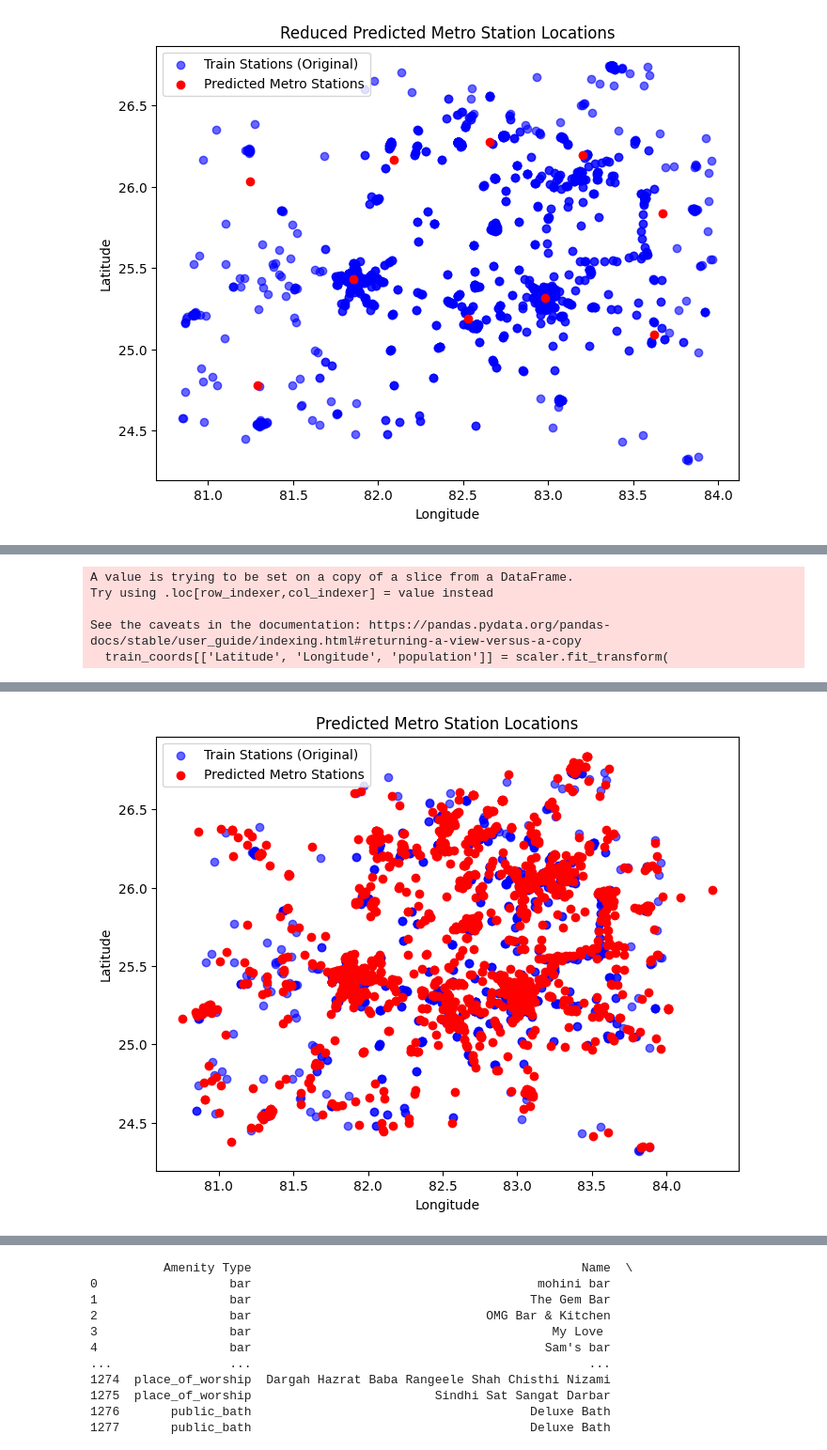
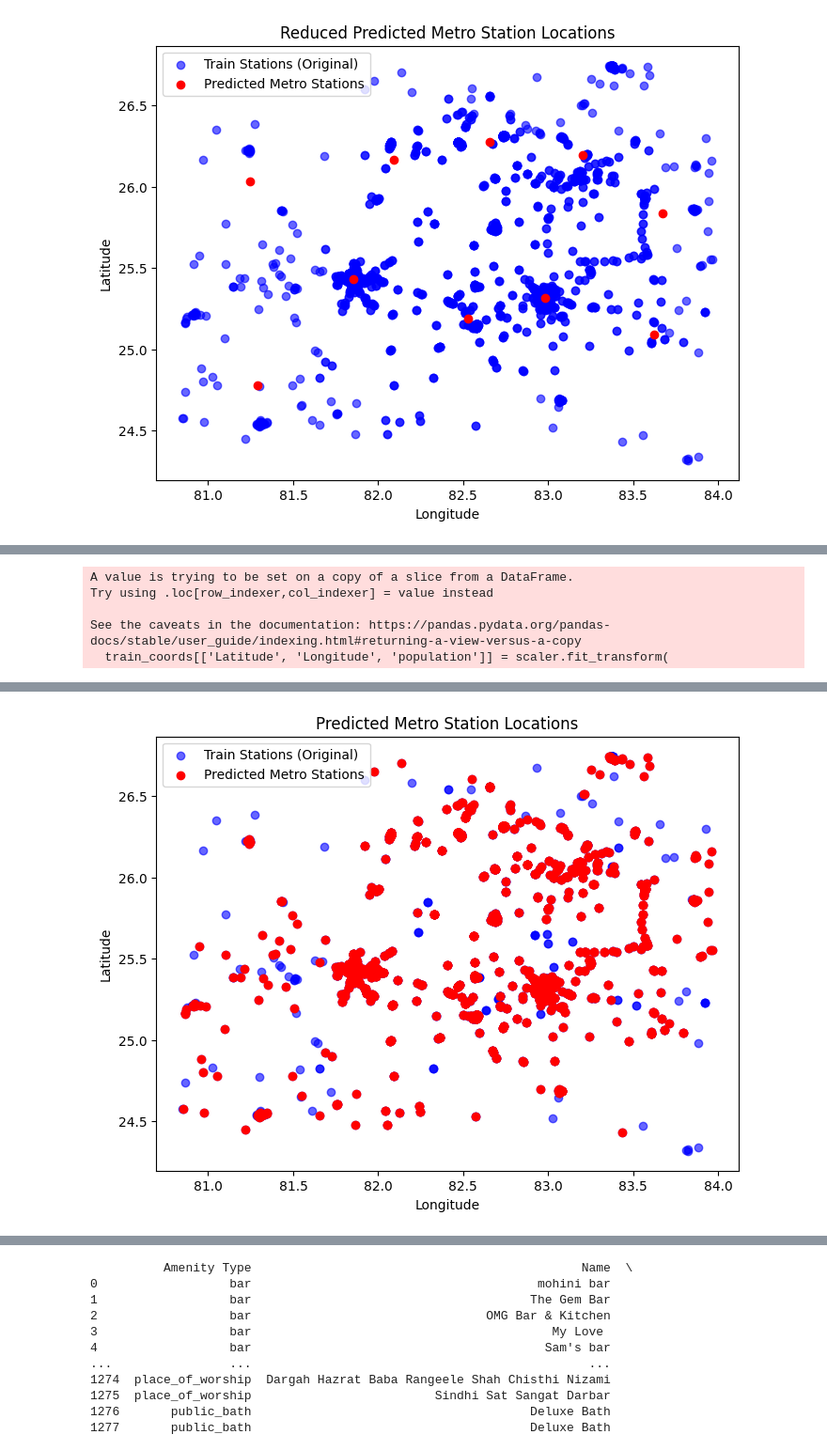
Before and after one commit to chetaniitbhilai/ML_Project, a Jupyter notebook: models/model_test/GNN_MayankPatel.ipynb, the cells around one changed output, grey strips where cells are left out. Shown at 94% size. Drawn from its saved outputs; the diff is of its cells as text; code cells hidden in the pictures.

```diff
--- a/models/model_test/GNN_MayankPatel.ipynb
+++ b/models/model_test/GNN_MayankPatel.ipynb
@@ -482,13 +818,12 @@ for idx, row in train_coords.iterrows():
     G.add_node(idx, latitude=row['Latitude'], longitude=row['Longitude'], population=row['population'])
 
 # Use Nearest Neighbors to add edges based on geographic proximity
-nbrs = NearestNeighbors(n_neighbors=2, algorithm='ball_tree').fit(train_coords[['Latitude', 'Longitude']])
+nbrs = NearestNeighbors(n_neighbors=5, algorithm='ball_tree').fit(train_coords[['Latitude', 'Longitude']])
 distances, indices = nbrs.kneighbors(train_coords[['Latitude', 'Longitude']])
 for i, neighbors in enumerate(indices):
     for j in range(1, len(neighbors)):
         # Compute the absolute difference in population
-        population_diff = abs(train_coords['population'].iloc[i] + train_coords['population'].iloc[neighbors[j]])
-
+        population_diff = abs(train_coords['population'].iloc[i] - train_coords['population'].iloc[neighbors[j]])
         # Add the edge with the population difference as weight
         G.add_edge(i, neighbors[j], weight=population_diff)
 
@@ -511,15 +846,17 @@ edge_weight = torch.tensor(edge_weight, dtype=torch.float)
 # Create the PyTorch Geometric data object
 data = Data(x=x, edge_index=edge_index, edge_weight=edge_weight)
 
-# Define the GCN model for regression (output latitude and longitude)
+# Define the GCN model with 5 layers and an improved architecture
 class GCN(nn.Module):
     def __init__(self):
         super(GCN, self).__init__()
-        self.conv1 = GCNConv(3, 16)
-        self.conv2 = GCNConv(16, 32)
-        self.conv3 = GCNConv(32, 64)
-        self.conv4 = GCNConv(64, 32)
-        self.conv5 = GCNConv(32, 2)  # Output 2 values for latitude and longitude
+        self.conv1 = GCNConv(3, 64)
+        self.conv2 = GCNConv(64, 128)
+        self.conv3 = GCNConv(128, 128)
+        self.conv4 = GCNConv(128, 64)
+        self.conv5 = GCNConv(64, 32)
+        self.fc1 = nn.Linear(32, 16)
+        self.fc2 = nn.Linear(16, 1)  # Single output for binary classification
 
     def forward(self, data):
         x, edge_index, edge_weight = data.x, data.edge_index, data.edge_weight
@@ -527,45 +864,57 @@ class GCN(nn.Module):
         x = torch.relu(self.conv2(x, edge_index, edge_weight=edge_weight))
         x = torch.relu(self.conv3(x, edge_index, edge_weight=edge_weight))
         x = torch.relu(self.conv4(x, edge_index, edge_weight=edge_weight))
-        x = self.conv5(x, edge_index, edge_weight=edge_weight)  # Output latitude and longitude
-        return x
+        x = torch.relu(self.conv5(x, edge_index, edge_weight=edge_weight))
+        x = torch.relu(self.fc1(x))
+        x = torch.sigmoid(self.fc2(x))  # Sigmoid activation for binary output
+        return x.squeeze()  # Squeeze to make it compatible with BCE loss
 
-# Initialize the model, loss function, and optimizer
+# Initialize the model, BCE loss function, and optimizer
 model = GCN()
-criterion = nn.MSELoss()  # Mean Squared Error loss for regression
-optimizer = optim.Adam(model.parameters(), lr=0.01)
+criterion = nn.BCELoss()  # Binary Cross-Entropy Loss
+optimizer = optim.Adam(model.parameters(), lr=0.001)  # Reduced learning rate
 
-# Prepare target data (latitude and longitude) for regression
-target = torch.tensor(train_coords[['Latitude', 'Longitude']].values, dtype=torch.float)
+# Prepare binary target labels (1 for metro station, 0 for non-station)
+# For demonstration, using random binary labels. Replace with actual binary target labels.
+target = torch.randint(0, 2, (data.num_nodes,), dtype=torch.float)  # Binary labels (0 or 1)
 
-# Train the model
-epochs = 1000
+# Train the model with accuracy tracking
+epochs = 2000  # Increased number of epochs for better learning
 for epoch in range(epochs):
     model.train()
     optimizer.zero_grad()
     out = model(data)  # Forward pass
-    loss = criterion(out, target)  # MSE loss
+    loss = criterion(out, target)  # BCE loss
     loss.backward()
     optimizer.step()
 
-    if epoch % 10 == 0:
-        print(f'Epoch {epoch}, Loss: {loss.item()}')
+    # Calculate accuracy
+    with torch.no_grad():
+        predicted_labels = (out > 0.5).float()  # Convert probabilities to binary (0 or 1)
+        correct = (predicted_labels == target).sum().item()
+        accuracy = correct / target.size(0)
 
-# Post-process: Inverse transform (convert back to original scale) the predictions
+    if epoch % 100 == 0:  # Print every 100 epochs
+        print(f'Epoch {epoch}, Loss: {loss.item()}, Accuracy: {accuracy * 100:.2f}%')
+
+# Post-process: Obtain predictions, apply threshold, and convert back to original latitude/longitude scale
 model.eval()
-predicted_positions = model(data).detach().numpy()
+predicted_probs = model(data).detach().numpy()
+predicted_labels = (predicted_probs > 0.5).astype(int)  # Threshold at 0.5 to get binary labels
 
-# Add a third column (population) to the predicted positions before inverse transform
-# We can fill the population column with zeros for now as it's not used in predictions
-predicted_positions_with_population = np.hstack((predicted_positions, np.zeros((predicted_positions.shape[0], 1))))
+# Add the binary column for metro station prediction
+train_data['Predicted_Metro_Station'] = predicted_labels
 
-# Inverse transform the predictions using the same scaler (for Lat, Long, Population)
-predicted_positions = scaler.inverse_transform(predicted_positions_with_population)[:, :2]  # Only take Lat and Long
+# Extract only the latitude and longitude for inverse scaling
+predicted_coords = np.zeros((predicted_labels.shape[0], 3))
+predicted_coords[:, :2] = train_coords[['Latitude', 'Longitude']].values
+predicted_coords[:, 2] = predicted_labels  # Place binary predictions for scaling
 
-# Clip the latitude values to stay within a valid range (Assume 0 to 50)
-predicted_positions[:, 0] = np.clip(predicted_positions[:, 0], 0, 50)  # Latitude range
+# Inverse transform only the coordinates (Latitude and Longitude)
+predicted_coords = scaler.inverse_transform(predicted_coords)
+predicted_positions = predicted_coords[predicted_coords[:, 2] == 1, :2]  # Select predicted metro stations
 
-# Plot the original train data and predicted station locations
+# Plot the original train data and predicted metro stations
 plt.figure(figsize=(8, 6))
 plt.scatter(train_data['Longitude'], train_data['Latitude'], color='blue', label='Train Stations (Original)', alpha=0.6)
 plt.scatter(predicted_positions[:, 1], predicted_positions[:, 0], color='red', label='Predicted Metro Stations')
@@ -600 +952 @@ Epoch 990, Loss: 0.00025784497847780585
-[figure, old version]
+[figure, new version]
```
Also changed, not shown: parts of 6 cells of this notebook.
